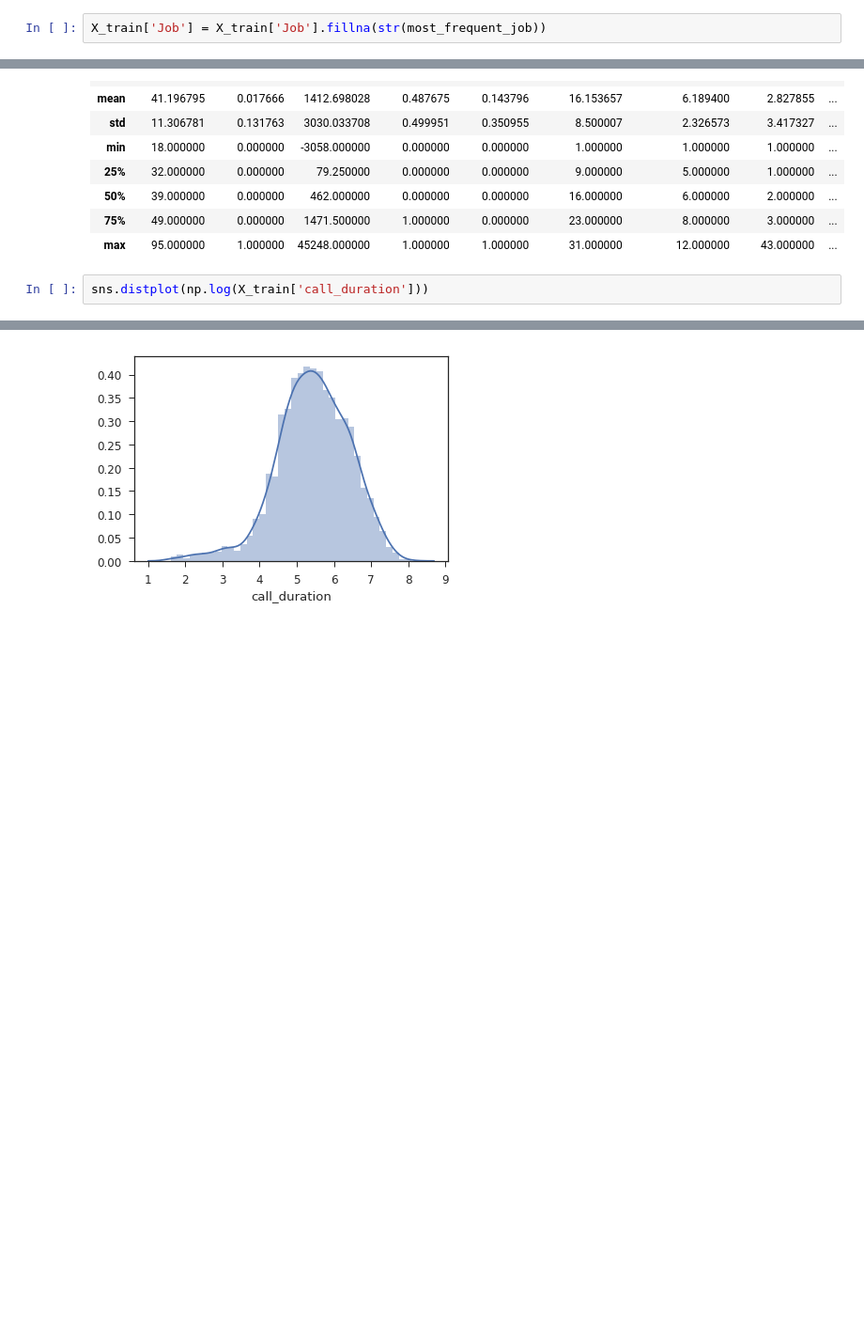
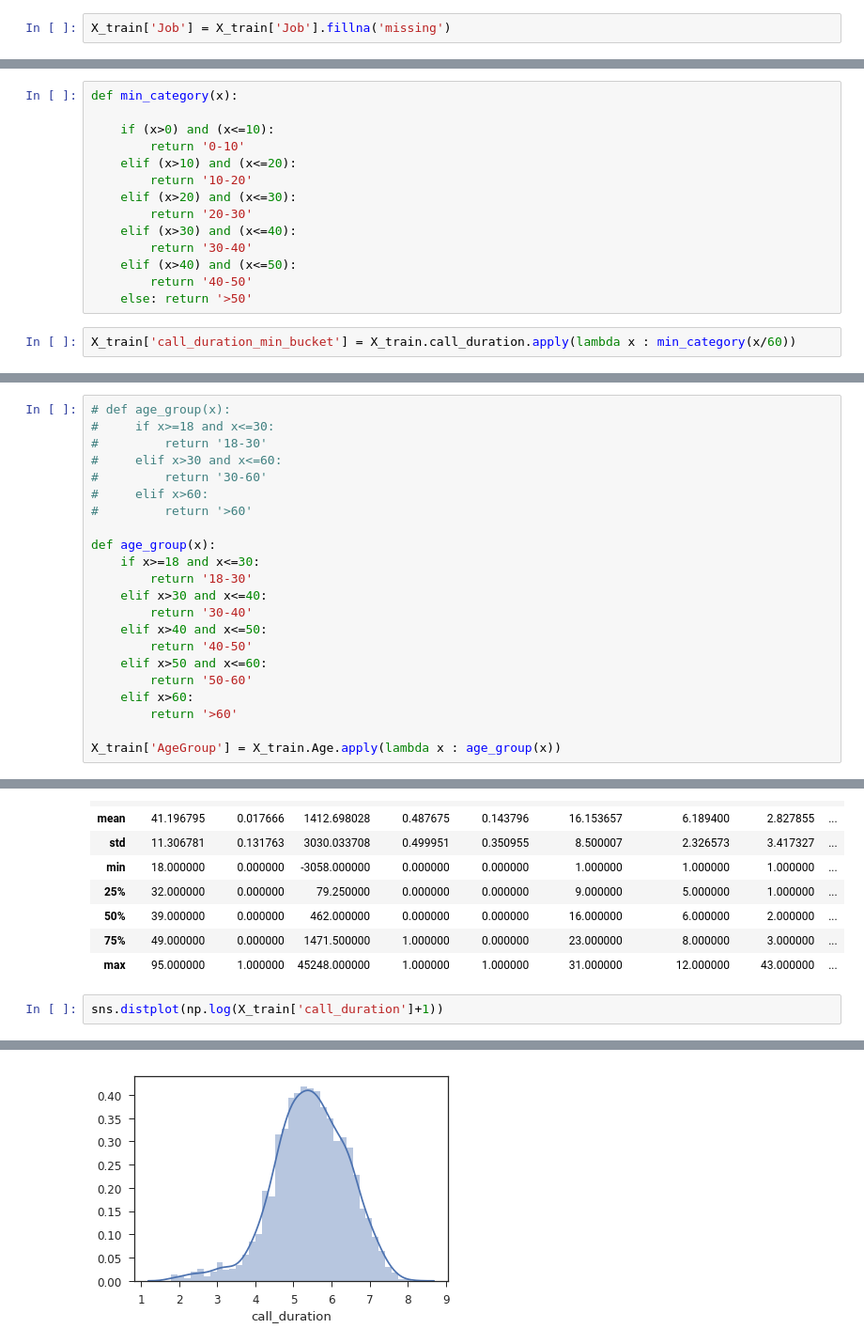
Before and after one commit to VigneshTCD/car_insurance_analysis, a Jupyter notebook: notebooks/EDA.ipynb, the cells around one changed output, grey strips where cells are left out. Shown: that part at 94% size. Cells and saved outputs as stored; diff of their text form; blank space fills up the shorter version.

```diff
--- a/notebooks/EDA.ipynb
+++ b/notebooks/EDA.ipynb
@@ -257,7 +258,7 @@ most_frequent_job
 0    management
 dtype: object
 # %%
-X_train['Job'] = X_train['Job'].fillna(str(most_frequent_job))
+X_train['Job'] = X_train['Job'].fillna('missing')
 # %%
 X_train[X_train.Job.isnull()]
 # %% [output]
@@ -611,0 +679,16 @@ sns.boxplot(X_train['target'], X_train['call_duration'])
+# %%
+def min_category(x):
+
+    if (x>0) and (x<=10):
+        return '0-10'
+    elif (x>10) and (x<=20):
+        return '10-20'
+    elif (x>20) and (x<=30):
+        return '20-30'
+    elif (x>30) and (x<=40):
+        return '30-40'
+    elif (x>40) and (x<=50):
+        return '40-50'
+    else: return '>50'
+# %%
+X_train['call_duration_min_bucket'] = X_train.call_duration.apply(lambda x : min_category(x/60))
@@ -614,3 +712,25 @@ sns.boxplot(X_train['target'], X_train['Age'])
 # %% [output]
 <matplotlib.axes._subplots.AxesSubplot at 0x...>
 [figure]
+# %%
+# def age_group(x):
+#     if x>=18 and x<=30:
+#         return '18-30'
+#     elif x>30 and x<=60:
+#         return '30-60'
+#     elif x>60:
+#         return '>60'
+
+def age_group(x):
+    if x>=18 and x<=30:
+        return '18-30'
+    elif x>30 and x<=40:
+        return '30-40'
+    elif x>40 and x<=50:
+        return '40-50'
+    elif x>50 and x<=60:
+        return '50-60'
+    elif x>60:
+        return '>60'
+
+X_train['AgeGroup'] = X_train.Age.apply(lambda x : age_group(x))
@@ -740,9 +882,9 @@ non_previously_contacted_clients.describe()
 | 75% | 49.000000 | 0.000000 | 1471.500000 | 1.000000 | 0.000000 | 23.000000 | 8.000000 | 3.000000 | ... |
 | max | 95.000000 | 1.000000 | 45248.000000 | 1.000000 | 1.000000 | 31.000000 | 12.000000 | 43.000000 | ... |
 # %%
-sns.distplot(np.log(X_train['call_duration']))
+sns.distplot(np.log(X_train['call_duration']+1))
 # %% [output]
 The 'normed' kwarg was deprecated in Matplotlib 2.1 and will be removed in 3.1. Use 'density' instead.
   alternative="'density'", removal="3.1")
 <matplotlib.axes._subplots.AxesSubplot at 0x...>
-[figure, old version]
+[figure, new version]
```
Also changed, not shown: parts of 22 cells of this notebook, 1 other file.
